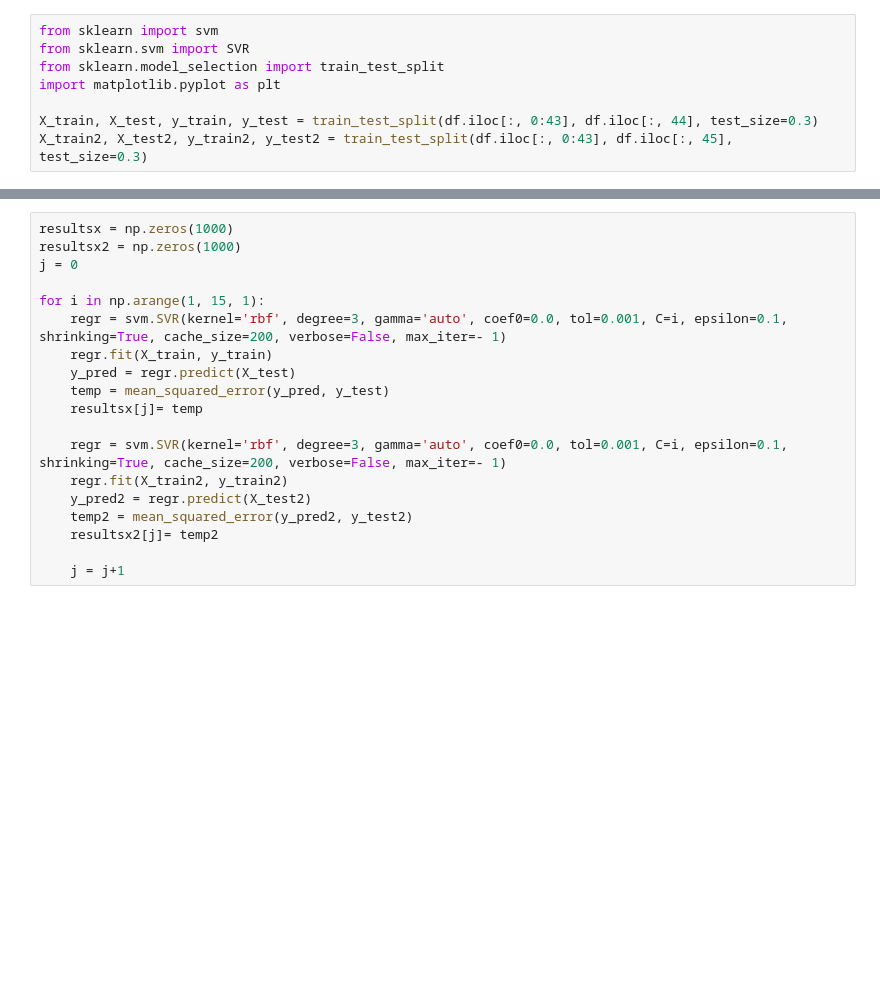
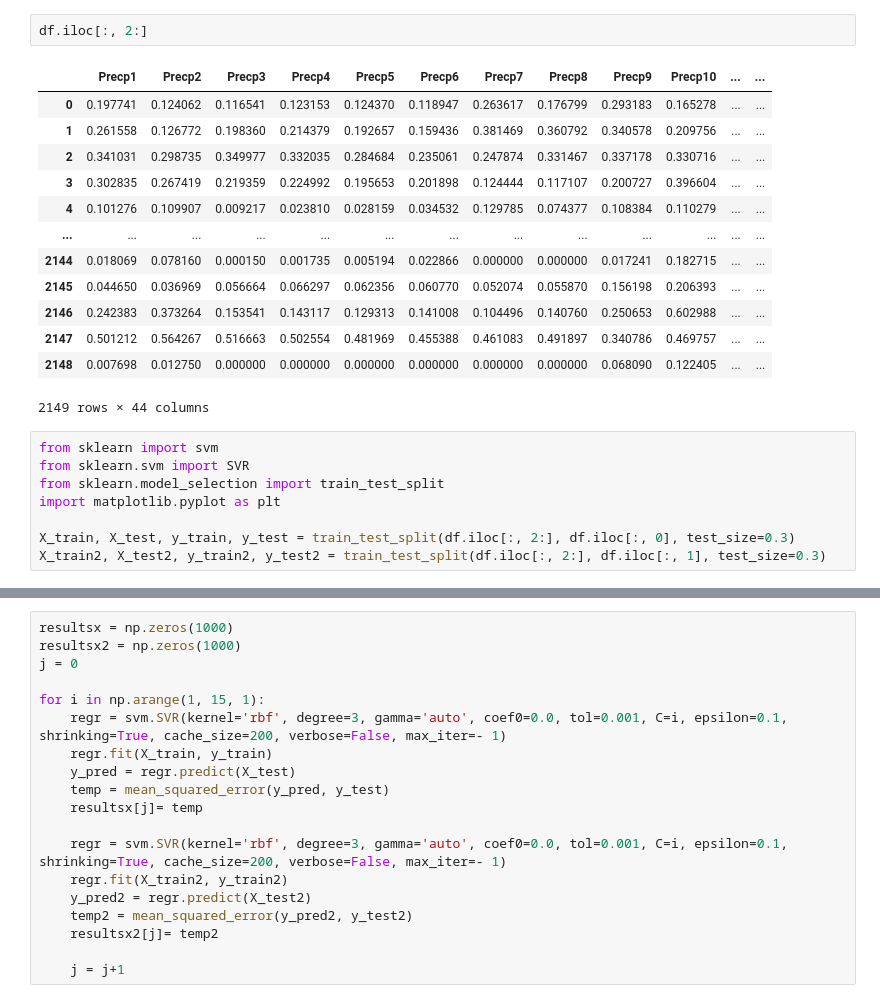
Before and after one commit to brunotvs/po233_project, a Jupyter notebook: source/teste_rev3.ipynb, the cells around one changed output, grey strips where cells are left out. Saved outputs shown, nothing was run; the diff lists cells and outputs as text; blank space fills up the shorter version.

```diff
--- a/source/teste_rev3.ipynb
+++ b/source/teste_rev3.ipynb
@@ -27,12 +27,28 @@ df
 2149 rows × 46 columns
+# %%
+df.iloc[:, 2:]
+# %% [output]
+|  | Precp1 | Precp2 | Precp3 | Precp4 | Precp5 | Precp6 | Precp7 | Precp8 | Precp9 | Precp10 | ... | ... |
+| 0 | 0.197741 | 0.124062 | 0.116541 | 0.123153 | 0.124370 | 0.118947 | 0.263617 | 0.176799 | 0.293183 | 0.165278 | ... | ... |
+| 1 | 0.261558 | 0.126772 | 0.198360 | 0.214379 | 0.192657 | 0.159436 | 0.381469 | 0.360792 | 0.340578 | 0.209756 | ... | ... |
+| 2 | 0.341031 | 0.298735 | 0.349977 | 0.332035 | 0.284684 | 0.235061 | 0.247874 | 0.331467 | 0.337178 | 0.330716 | ... | ... |
+| 3 | 0.302835 | 0.267419 | 0.219359 | 0.224992 | 0.195653 | 0.201898 | 0.124444 | 0.117107 | 0.200727 | 0.396604 | ... | ... |
+| 4 | 0.101276 | 0.109907 | 0.009217 | 0.023810 | 0.028159 | 0.034532 | 0.129785 | 0.074377 | 0.108384 | 0.110279 | ... | ... |
+| ... | ... | ... | ... | ... | ... | ... | ... | ... | ... | ... | ... | ... |
+| 2144 | 0.018069 | 0.078160 | 0.000150 | 0.001735 | 0.005194 | 0.022866 | 0.000000 | 0.000000 | 0.017241 | 0.182715 | ... | ... |
+| 2145 | 0.044650 | 0.036969 | 0.056664 | 0.066297 | 0.062356 | 0.060770 | 0.052074 | 0.055870 | 0.156198 | 0.206393 | ... | ... |
+| 2146 | 0.242383 | 0.373264 | 0.153541 | 0.143117 | 0.129313 | 0.141008 | 0.104496 | 0.140760 | 0.250653 | 0.602988 | ... | ... |
+| 2147 | 0.501212 | 0.564267 | 0.516663 | 0.502554 | 0.481969 | 0.455388 | 0.461083 | 0.491897 | 0.340786 | 0.469757 | ... | ... |
+| 2148 | 0.007698 | 0.012750 | 0.000000 | 0.000000 | 0.000000 | 0.000000 | 0.000000 | 0.000000 | 0.068090 | 0.122405 | ... | ... |
+2149 rows × 44 columns
 # %%
 from sklearn import svm
 from sklearn.svm import SVR
 from sklearn.model_selection import train_test_split
 import matplotlib.pyplot as plt
 
-X_train, X_test, y_train, y_test = train_test_split(df.iloc[:, 0:43], df.iloc[:, 44], test_size=0.3)
-X_train2, X_test2, y_train2, y_test2 = train_test_split(df.iloc[:, 0:43], df.iloc[:, 45], test_size=0.3)
+X_train, X_test, y_train, y_test = train_test_split(df.iloc[:, 2:], df.iloc[:, 0], test_size=0.3)
+X_train2, X_test2, y_train2, y_test2 = train_test_split(df.iloc[:, 2:], df.iloc[:, 1], test_size=0.3)
 # %%
 from sklearn.model_selection import cross_validate
 from sklearn.metrics import explained_variance_score
```
Also changed, not shown: parts of 8 cells of this notebook, 1 other file.
